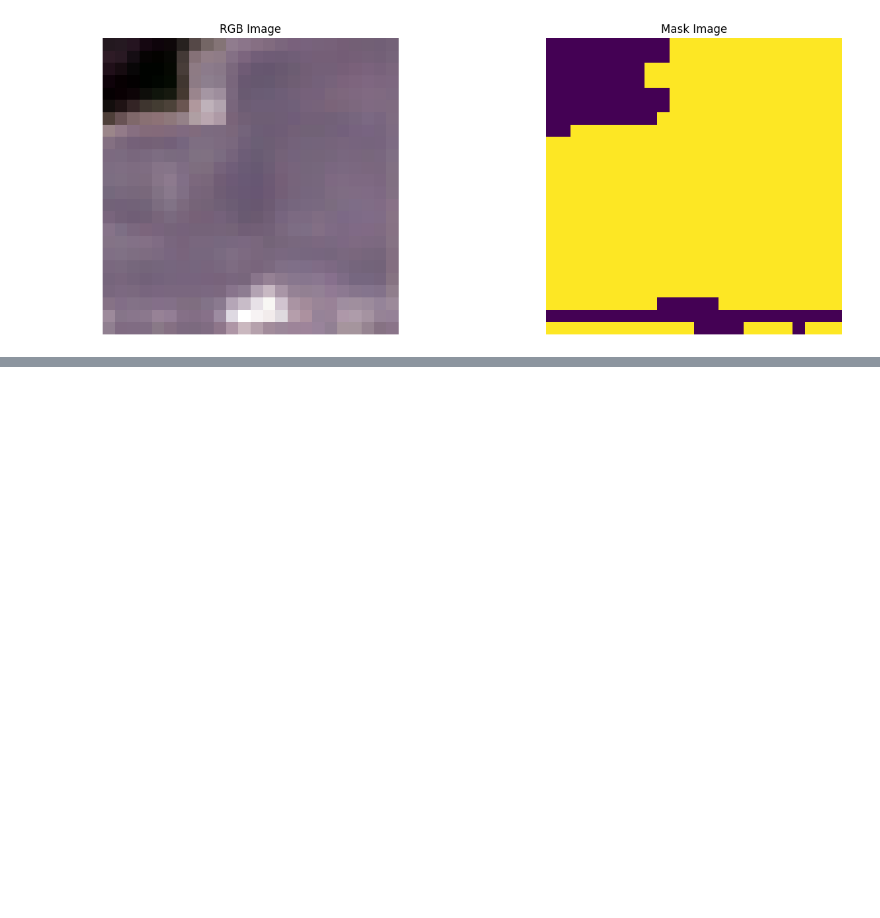
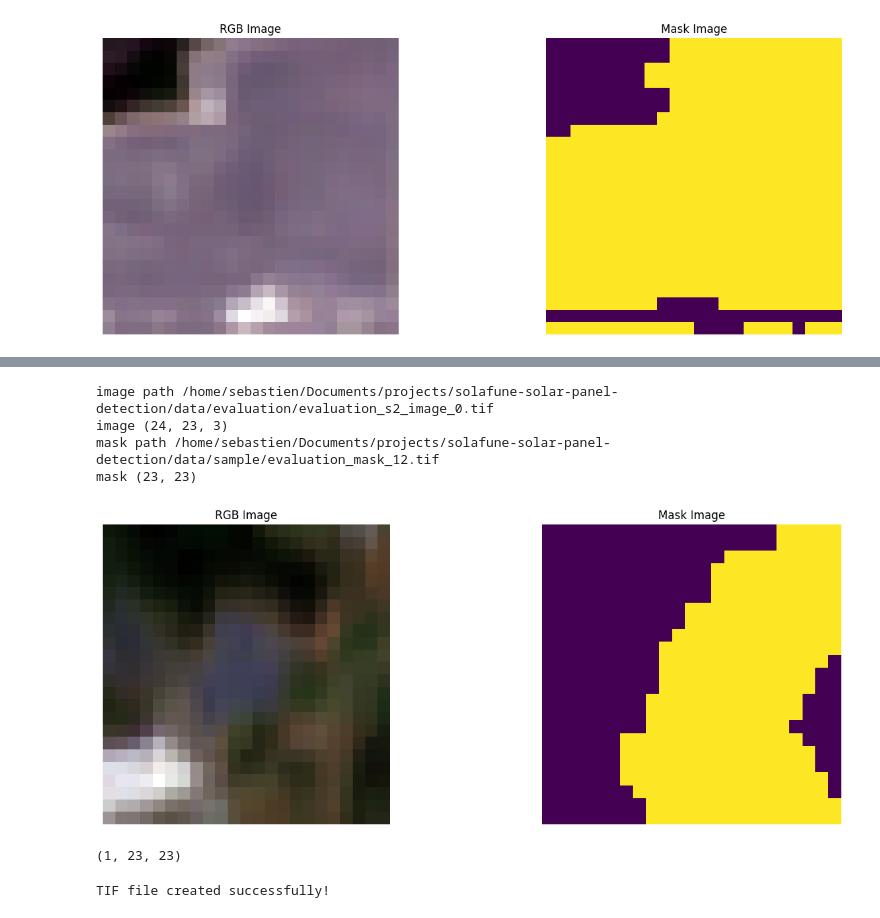
Before and after one commit to tetaud-sebastien/solafune-solar-panel-detection, a Jupyter notebook: Notebooks/explore.ipynb, the cells around one changed output, grey strips where cells are left out. Saved outputs shown, nothing was run; the diff lists cells and outputs as text; code cells hidden in the pictures; blank space fills up the shorter version.

```diff
--- a/Notebooks/explore.ipynb
+++ b/Notebooks/explore.ipynb
@@ -285,0 +328,75 @@ mask (24, 24)
+# %%
+image_sample_path = "/home/sebastien/Documents/projects/solafune-solar-panel-detection/data/evaluation/evaluation_s2_image_0.tif"
+mask_sample_path = "/home/sebastien/Documents/projects/solafune-solar-panel-detection/sample.tif"
+# %%
+image_path = image_sample_path
+image = rxr.open_rasterio(image_path, masked=False).values
+
+mask_path = sample_path
+mask = rxr.open_rasterio(mask_path, masked=True).values
+mask = mask[0,:,:]
+
+red = image[3,:,:]
+green = image[2,:,:]
+blue = image[1,:,:]
+
+red_n = normalize(red)
+green_n = normalize(green)
+blue_n = normalize(blue)
+rgb_composite_n= np.dstack((red_n, green_n, blue_n))
+
+print("image path {}".format(image_path))
+print("image {}".format(rgb_composite_n.shape))
+print("mask path {}".format(mask_path))
+print("mask {}".format(mask.shape))
+
+
+# Create a figure with subplots to display the images
+fig, axes = plt.subplots(1, 2, figsize=(15, 5))
+
+# Display the images
+axes[0].imshow(rgb_composite_n)
+axes[0].set_title('RGB Image')
+axes[0].axis('off')
+
+
+axes[1].imshow(mask)
+axes[1].set_title('Mask Image')
+axes[1].axis('off')
+
+# Show the plot
+plt.tight_layout()
+plt.show()
+# %% [output]
+image path /home/sebastien/Documents/projects/solafune-solar-panel-detection/data/evaluation/evaluation_s2_image_0.tif
+image (24, 23, 3)
+mask path /home/sebastien/Documents/projects/solafune-solar-panel-detection/data/sample/evaluation_mask_12.tif
+mask (23, 23)
+[figure, added]
+# %%
+data = sample.values
+data.shape
+# %% [output]
+(1, 23, 23)
+# %%
+import xarray as xr
+import numpy as np
+
+# Create sample data (you can replace this with your own data)
+data = sample.values
+
+
+# Create an xarray DataArray with the sample data and spatial metadata
+xarr = xr.DataArray(sample.values, dims=('band','y', 'x'), coords={'band': band,'y': np.arange(0.5,sample.values.shape[1],1), 'x': np.arange(0.5,sample.values.shape[2])})
+# Set the data array name (optional)
+
+
+# Set some additional attributes (optional)
+
+
+# Write the xarray DataArray to a TIF file
+xarr.rio.to_raster('sample.tif')
+
+print("TIF file created successfully!")
+# %% [output]
+TIF file created successfully!
```
Also changed, not shown: parts of 6 cells of this notebook, 1 other file.
